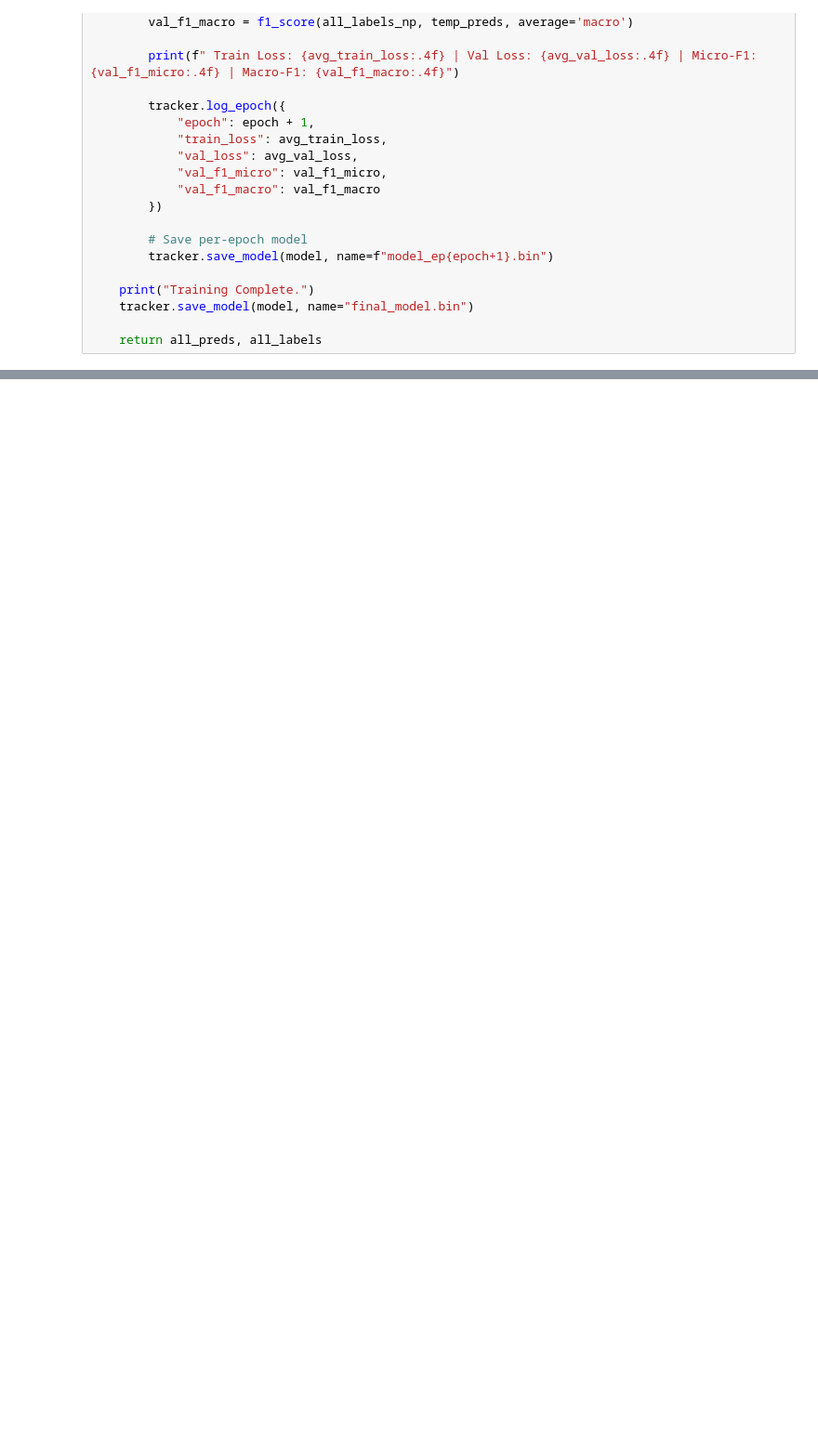
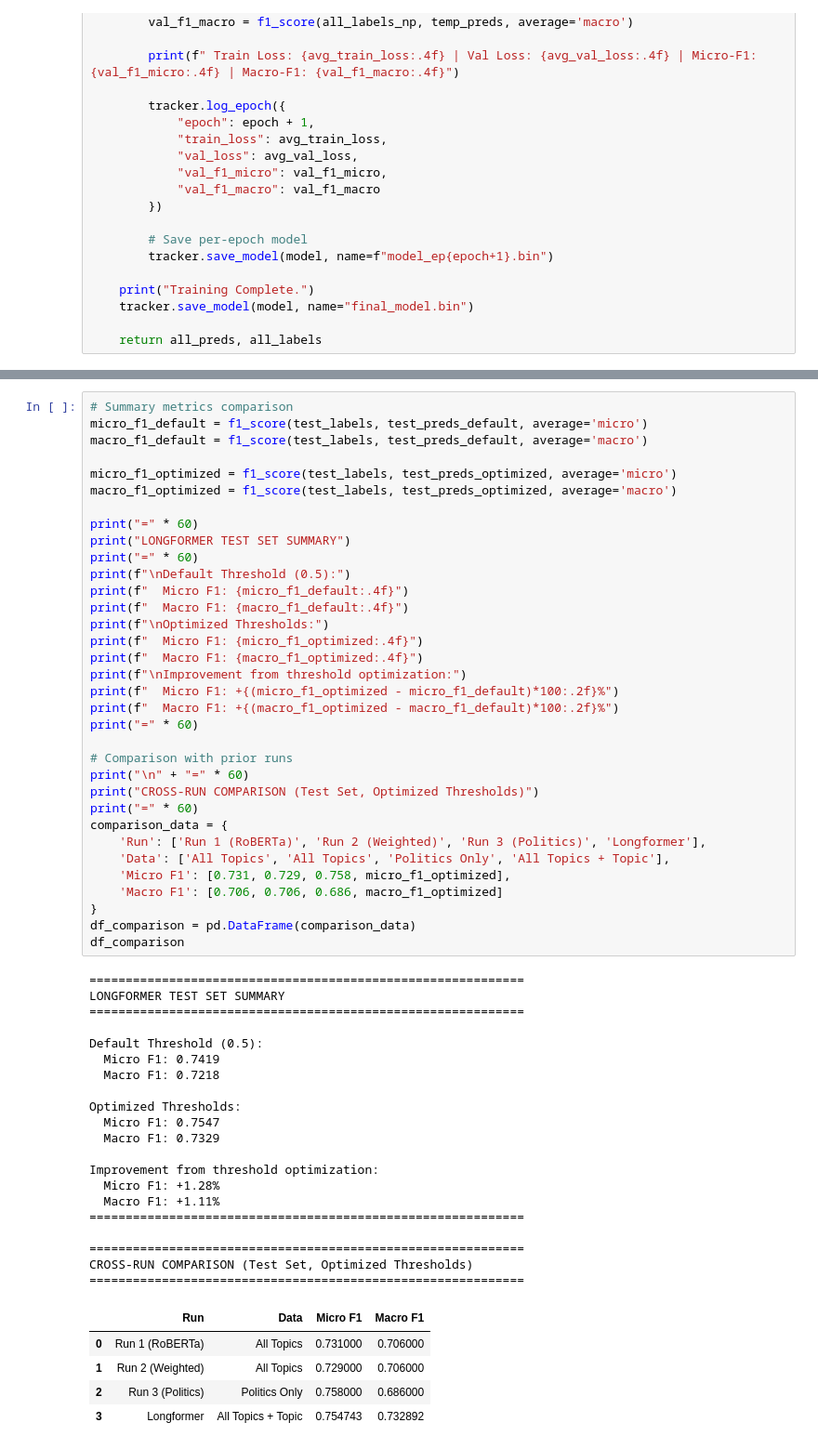
Before and after one commit to Ry-Rousseau/frame-delta, a Jupyter notebook: notebooks/framing_classifier_v2 (generalist_longformer).ipynb, the cells around one changed output, grey strips where cells are left out. Shown at 93% size. Saved outputs shown, nothing was run; the diff lists cells and outputs as text; blank space fills up the shorter version.

```diff
--- a/notebooks/framing_classifier_v2 (generalist_longformer).ipynb
+++ b/notebooks/framing_classifier_v2 (generalist_longformer).ipynb
@@ -592,0 +852,60 @@ val_preds, val_targets = train_engine(model, train_loader, val_loader, optimizer
+# %%
+# Summary metrics comparison
+micro_f1_default = f1_score(test_labels, test_preds_default, average='micro')
+macro_f1_default = f1_score(test_labels, test_preds_default, average='macro')
+
+micro_f1_optimized = f1_score(test_labels, test_preds_optimized, average='micro')
+macro_f1_optimized = f1_score(test_labels, test_preds_optimized, average='macro')
+
+print("=" * 60)
+print("LONGFORMER TEST SET SUMMARY")
+print("=" * 60)
+print(f"\nDefault Threshold (0.5):")
+print(f"  Micro F1: {micro_f1_default:.4f}")
+print(f"  Macro F1: {macro_f1_default:.4f}")
+print(f"\nOptimized Thresholds:")
+print(f"  Micro F1: {micro_f1_optimized:.4f}")
+print(f"  Macro F1: {macro_f1_optimized:.4f}")
+print(f"\nImprovement from threshold optimization:")
+print(f"  Micro F1: +{(micro_f1_optimized - micro_f1_default)*100:.2f}%")
+print(f"  Macro F1: +{(macro_f1_optimized - macro_f1_default)*100:.2f}%")
+print("=" * 60)
+
+# Comparison with prior runs
+print("\n" + "=" * 60)
+print("CROSS-RUN COMPARISON (Test Set, Optimized Thresholds)")
+print("=" * 60)
+comparison_data = {
+    'Run': ['Run 1 (RoBERTa)', 'Run 2 (Weighted)', 'Run 3 (Politics)', 'Longformer'],
+    'Data': ['All Topics', 'All Topics', 'Politics Only', 'All Topics + Topic'],
+    'Micro F1': [0.731, 0.729, 0.758, micro_f1_optimized],
+    'Macro F1': [0.706, 0.706, 0.686, macro_f1_optimized]
+}
+df_comparison = pd.DataFrame(comparison_data)
+df_comparison
+# %% [output]
+============================================================
+LONGFORMER TEST SET SUMMARY
+============================================================
+
+Default Threshold (0.5):
+  Micro F1: 0.7419
+  Macro F1: 0.7218
+
+Optimized Thresholds:
+  Micro F1: 0.7547
+  Macro F1: 0.7329
+
+Improvement from threshold optimization:
+  Micro F1: +1.28%
+  Macro F1: +1.11%
+============================================================
+
+============================================================
+CROSS-RUN COMPARISON (Test Set, Optimized Thresholds)
+============================================================
+|  | Run | Data | Micro F1 | Macro F1 |
+| 0 | Run 1 (RoBERTa) | All Topics | 0.731000 | 0.706000 |
+| 1 | Run 2 (Weighted) | All Topics | 0.729000 | 0.706000 |
+| 2 | Run 3 (Politics) | Politics Only | 0.758000 | 0.686000 |
+| 3 | Longformer | All Topics + Topic | 0.754743 | 0.732892 |
```
Also changed, not shown: parts of 22 cells of this notebook, 4 other files.
